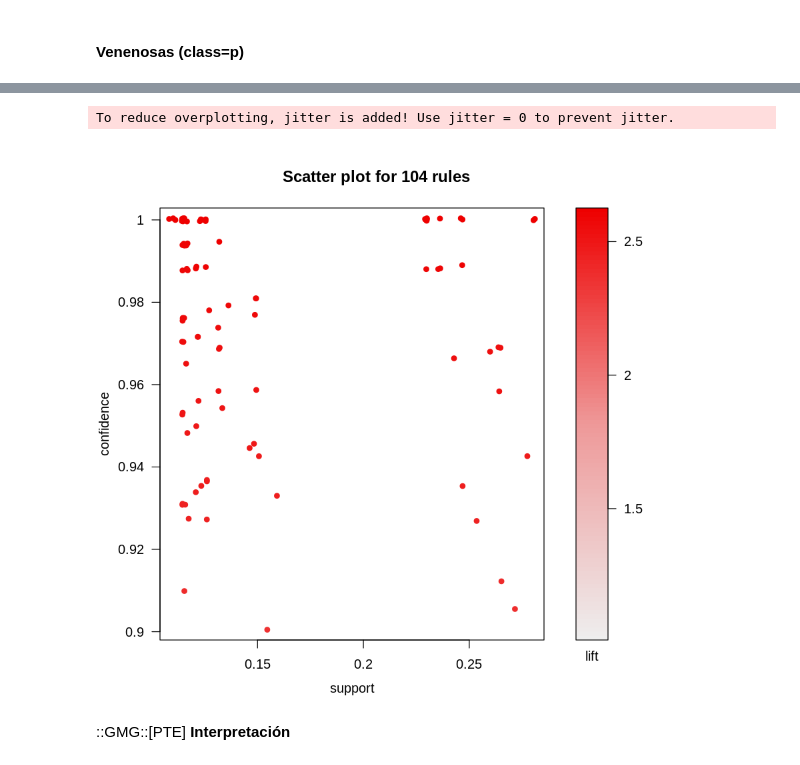
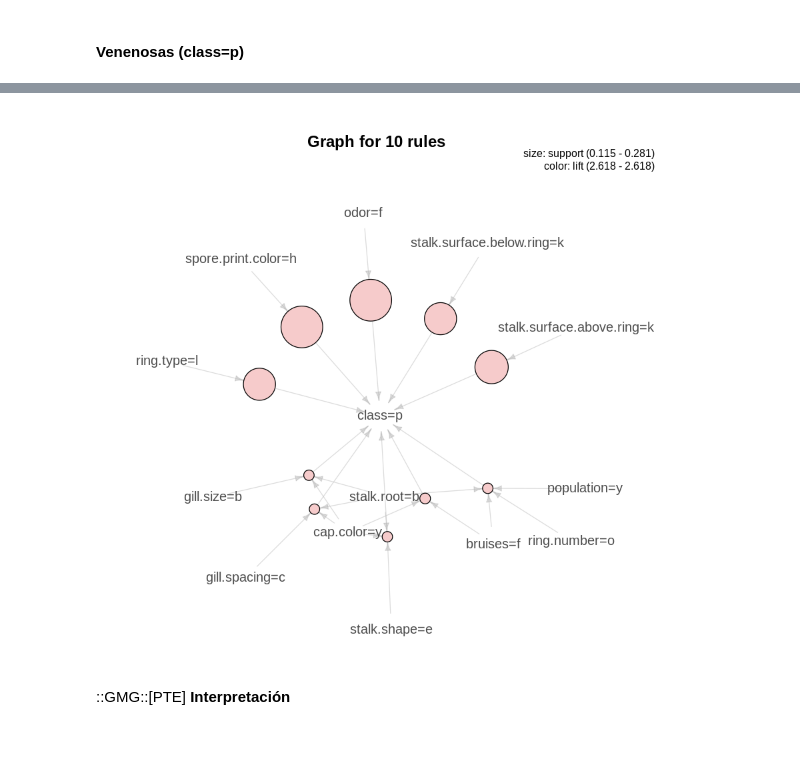
Before and after one commit to yerartdev/uc-m1966-datamining, a Jupyter notebook: d1/t1-m1966-variable-categorica.ipynb, the cells around one changed output, grey strips where cells are left out. Drawn from its saved outputs; the diff is of its cells as text; code cells hidden in the pictures.

```diff
--- a/d1/t1-m1966-variable-categorica.ipynb
+++ b/d1/t1-m1966-variable-categorica.ipynb
@@ -413,0 +561,4 @@ inspect(head(sort(rules.class.poisonous, by="lift"), n = 5))
+# %%
+plot(head(rules.class.poisonous, by="lift", n = 10), method = "graph")
+# %% [output]
+[figure, added]
@@ -414,9 +571,6 @@ inspect(head(sort(rules.class.poisonous, by="lift"), n = 5))
 # %%
 #::GMG::Dibujamos las reglas class=p (hay que interpretarlo ...)
-plot(rules.class.poisonous)
+#plot(rules.class.poisonous)
-# %% [output]
-To reduce overplotting, jitter is added! Use jitter = 0 to prevent jitter.
-[figure, removed]
 # %% [markdown]
 ::GMG::[PTE] **Interpretación**
 # %% [markdown]
```
Also changed, not shown: parts of 39 cells of this notebook.
